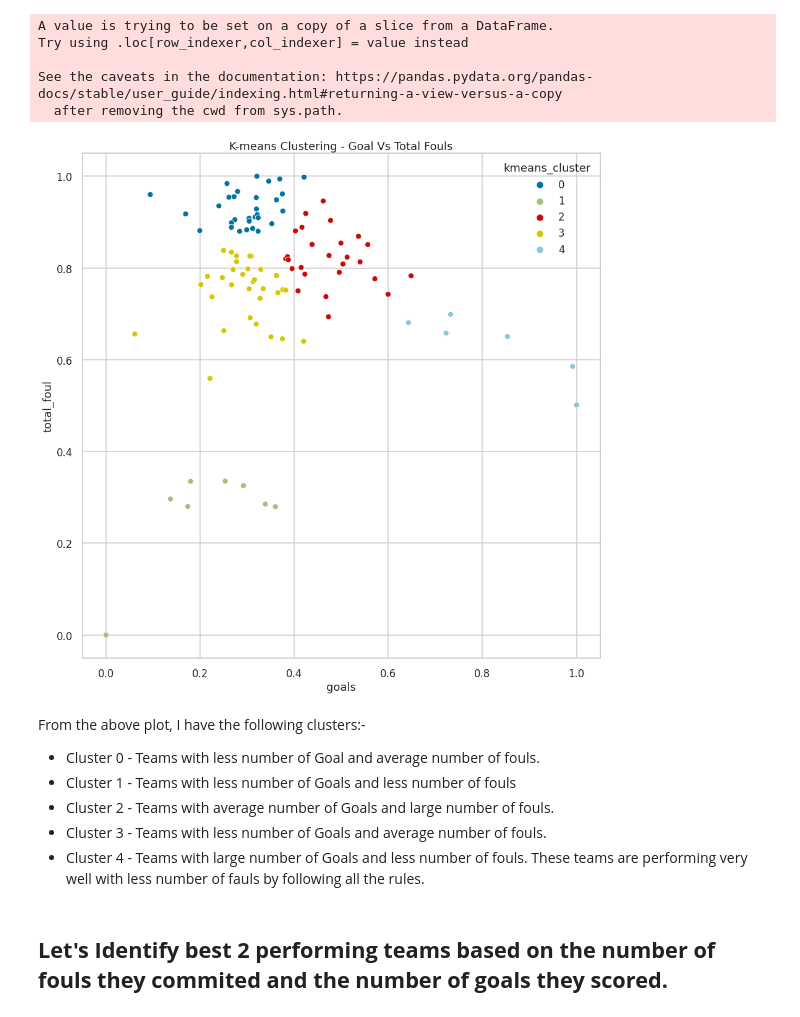
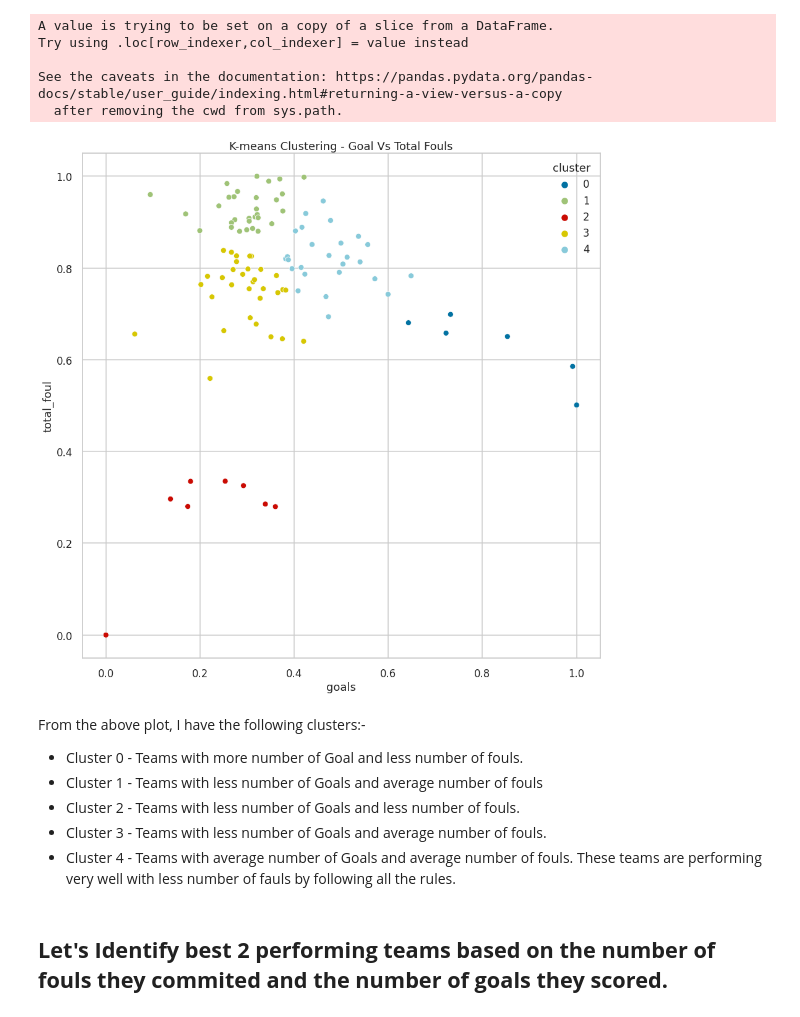
Before and after one commit to Karishma-Kuria/ML-Assignment3-Fractal-Clustering, a Jupyter notebook: ML_Assisnment3_Fractal_Clustering.ipynb, the cells around one changed output. Saved outputs shown, nothing was run; the diff lists cells and outputs as text; code cells hidden in the pictures.

```diff
--- a/ML_Assisnment3_Fractal_Clustering.ipynb
+++ b/ML_Assisnment3_Fractal_Clustering.ipynb
@@ -696,7 +682,7 @@ I have plotted clusters with labels to see positions of the clusters. I have use
 colors = ['b', 'g', 'r','y', 'c']
 markers = ['o', 'v', 's','+']
 kmeans_model = KMeans(5).fit(X)
-X['kmeans_cluster'] = kmeans_model.predict(X)
+X['cluster'] = kmeans_model.predict(X)
 # %% [output]
 A value is trying to be set on a copy of a slice from a DataFrame.
 Try using .loc[row_indexer,col_indexer] = value instead
@@ -706,19 +692,19 @@ See the caveats in the documentation: https://pandas.pydata.org/pandas-docs/stab
 # %%
 sns.set_context('talk')
 plot.figure(figsize=(15,15))
-sns.scatterplot(x=X['goals'],y=X['total_foul'],hue=X['kmeans_cluster'], palette=colors)
+sns.scatterplot(x=X['goals'],y=X['total_foul'],hue=X['cluster'], palette=colors)
 plot.title('K-means Clustering - Goal Vs Total Fouls')
 plot.show()
 # %% [output]
-[figure, old version]
+[figure, new version]
 # %% [markdown]
 From the above plot, I have the following clusters:-
 
-*   Cluster 0 - Teams with less number of Goal and average number of fouls.
-*   Cluster 1 - Teams with less number of Goals and less number of fouls
-*   Cluster 2 - Teams with average number of Goals and large number of fouls.
+*   Cluster 0 - Teams with more number of Goal and less number of fouls.
+*   Cluster 1 - Teams with less number of Goals and average number of fouls
+*   Cluster 2 - Teams with less number of Goals and less number of fouls.
 *   Cluster 3 - Teams with less number of Goals and average number of fouls.
-*   Cluster 4 - Teams with large number of Goals and less number of fouls. These teams are performing very well with less number of fauls by following all the rules.
+*   Cluster 4 - Teams with average number of Goals and average number of fouls. These teams are performing very well with less number of fauls by following all the rules.
 # %% [markdown]
 ## **Let's Identify best 2 performing teams based on the number of fouls they commited and the number of goals they scored.**
 # %%
```
Also changed, not shown: parts of 33 cells of this notebook.
